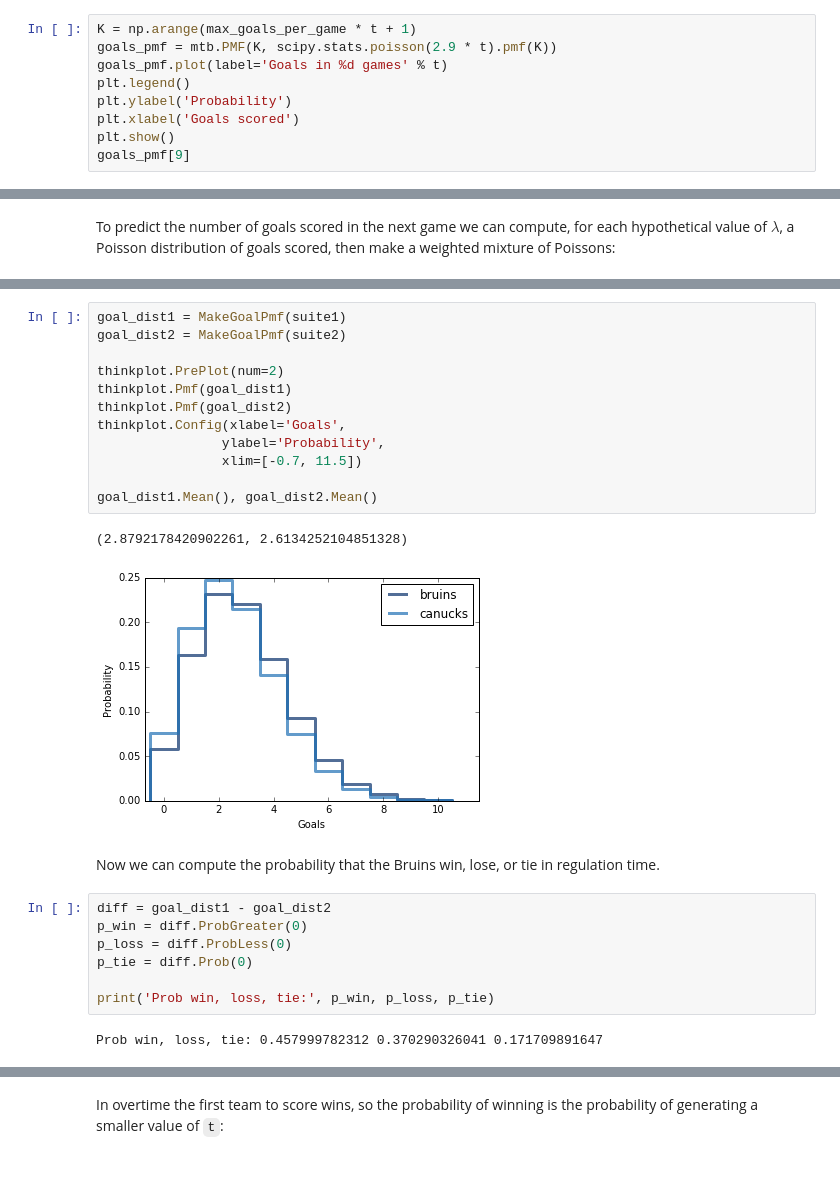
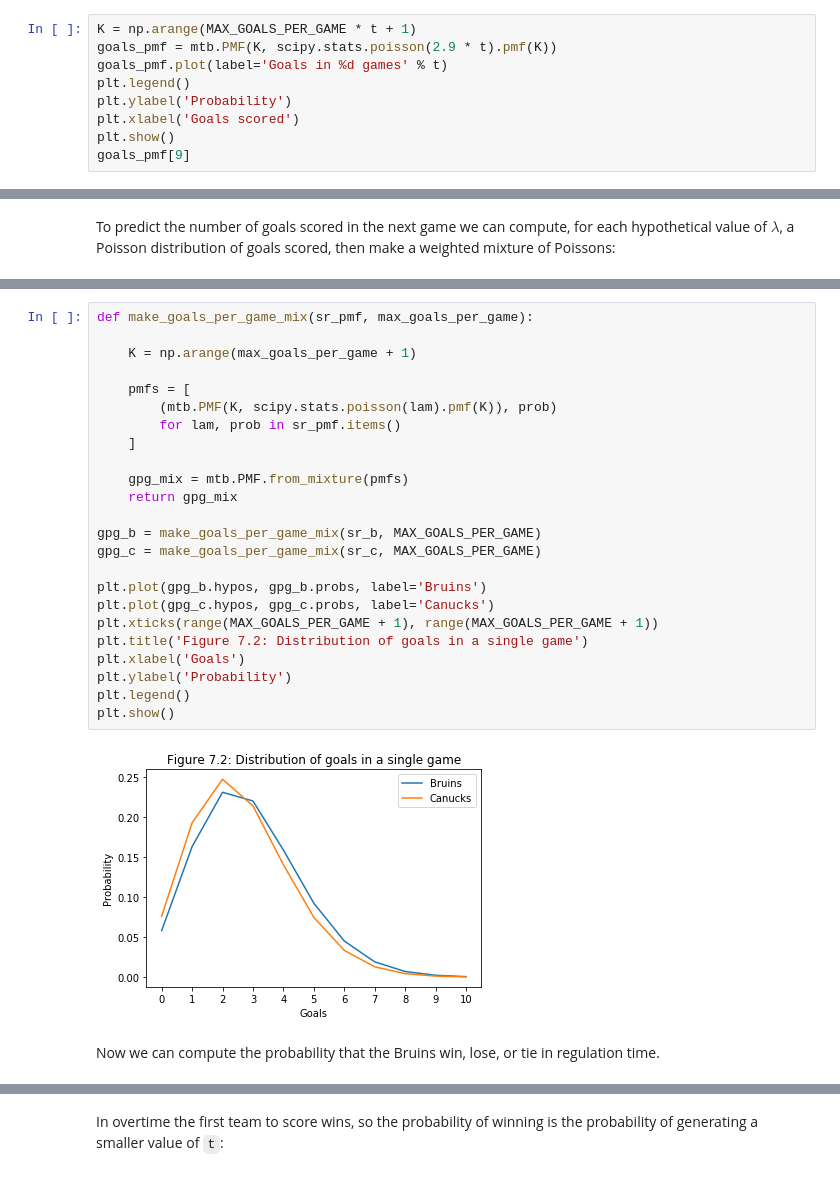
Before and after one commit to alexklibisz/exercises, a Jupyter notebook: think-bayes/chap07.ipynb, the cells around one changed output, grey strips where cells are left out. Drawn from its saved outputs; the diff is of its cells as text.

```diff
--- a/think-bayes/chap07.ipynb
+++ b/think-bayes/chap07.ipynb
@@ -77,7 +78,7 @@ t_games_pmf[9]
 [figure]
 0.13117020107678162
 # %%
-K = np.arange(max_goals_per_game * t + 1)
+K = np.arange(MAX_GOALS_PER_GAME * t + 1)
 goals_pmf = mtb.PMF(K, scipy.stats.poisson(2.9 * t).pmf(K))
 goals_pmf.plot(label='Goals in %d games' % t)
 plt.legend()
@@ -220,26 +209,28 @@ Here's what the results look like.
-# %%
-goal_dist1 = MakeGoalPmf(suite1)
-goal_dist2 = MakeGoalPmf(suite2)
-
-thinkplot.PrePlot(num=2)
-thinkplot.Pmf(goal_dist1)
-thinkplot.Pmf(goal_dist2)
-thinkplot.Config(xlabel='Goals',
-                ylabel='Probability',
-                xlim=[-0.7, 11.5])
-
-goal_dist1.Mean(), goal_dist2.Mean()
-# %% [output]
-(2.8792178420902261, 2.6134252104851328)
-[figure, removed]
+# %%
+def make_goals_per_game_mix(sr_pmf, max_goals_per_game):
+
+    K = np.arange(max_goals_per_game + 1)
+
+    pmfs = [
+        (mtb.PMF(K, scipy.stats.poisson(lam).pmf(K)), prob)
+        for lam, prob in sr_pmf.items()
+    ]
+
+    gpg_mix = mtb.PMF.from_mixture(pmfs)
+    return gpg_mix
+
+gpg_b = make_goals_per_game_mix(sr_b, MAX_GOALS_PER_GAME)
+gpg_c = make_goals_per_game_mix(sr_c, MAX_GOALS_PER_GAME)
+
+plt.plot(gpg_b.hypos, gpg_b.probs, label='Bruins')
+plt.plot(gpg_c.hypos, gpg_c.probs, label='Canucks')
+plt.xticks(range(MAX_GOALS_PER_GAME + 1), range(MAX_GOALS_PER_GAME + 1))
+plt.title('Figure 7.2: Distribution of goals in a single game')
+plt.xlabel('Goals')
+plt.ylabel('Probability')
+plt.legend()
+plt.show()
+# %% [output]
+[figure, added]
 # %% [markdown]
 Now we can compute the probability that the Bruins win, lose, or tie in regulation time.
-# %%
-diff = goal_dist1 - goal_dist2
-p_win = diff.ProbGreater(0)
-p_loss = diff.ProbLess(0)
-p_tie = diff.Prob(0)
-
-print('Prob win, loss, tie:', p_win, p_loss, p_tie)
-# %% [output]
-Prob win, loss, tie: 0.457999782312 0.370290326041 0.171709891647
```
Also changed, not shown: parts of 34 cells of this notebook, 1 other file.
